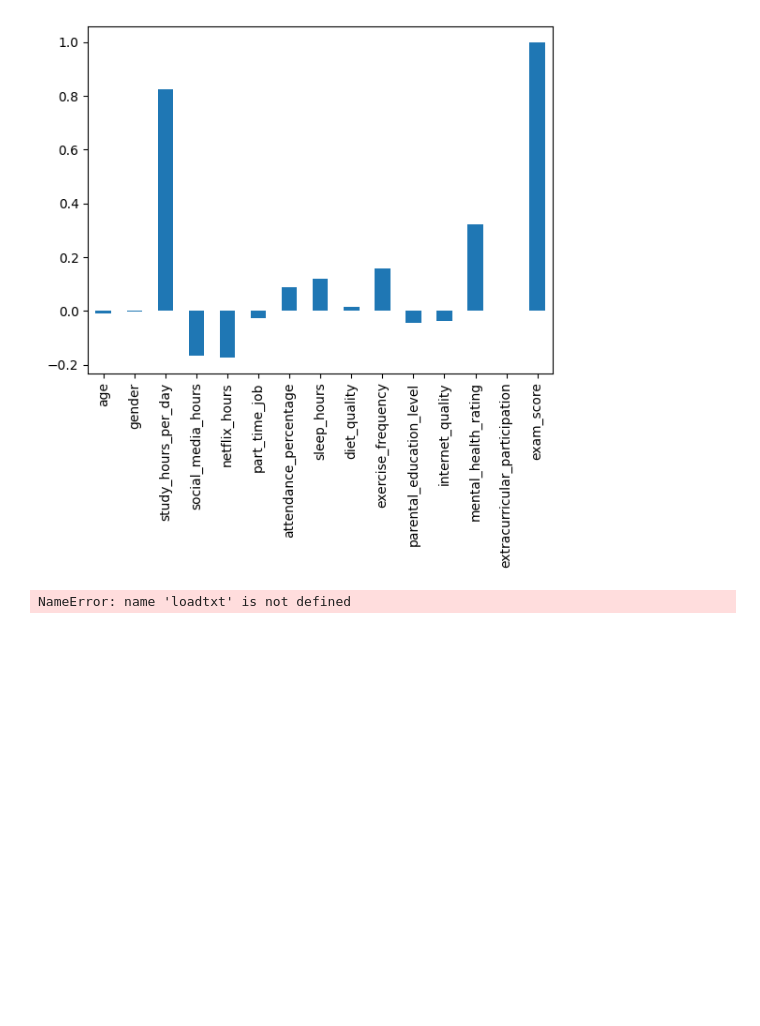
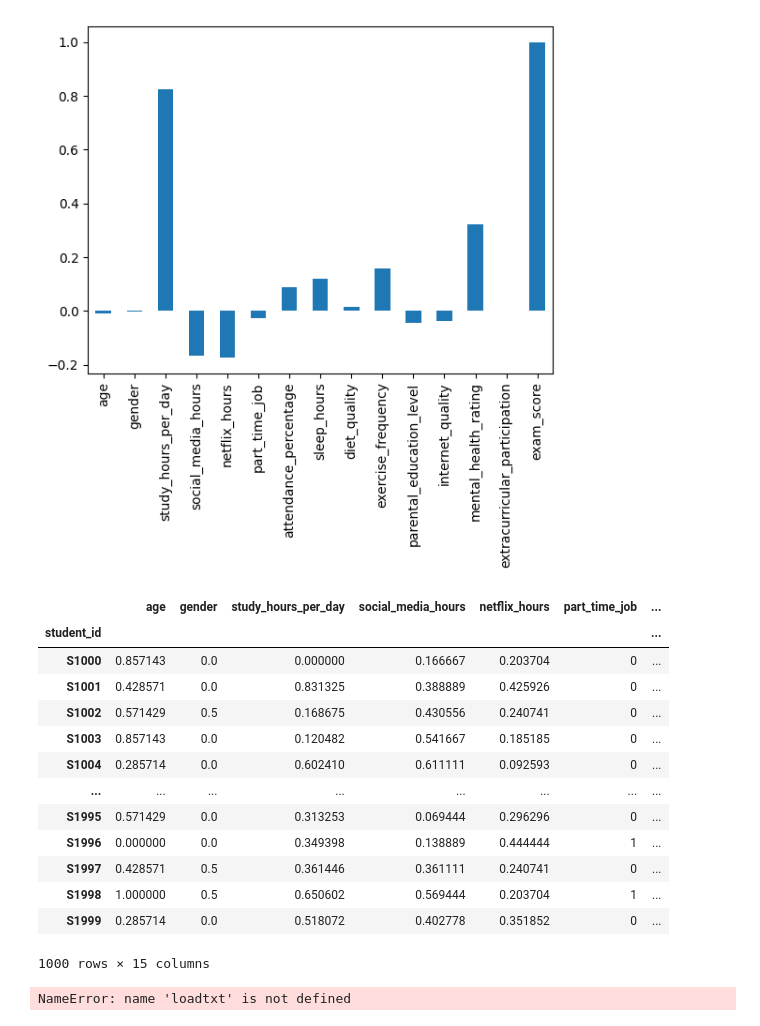
Before and after one commit to EnterN1me/InsaMachineLearningCourse, a Jupyter notebook: main.ipynb, the cells around one changed output. Cells and saved outputs as stored; diff of their text form; code cells hidden in the pictures; blank space fills up the shorter version.

```diff
--- a/main.ipynb
+++ b/main.ipynb
@@ -136,17 +136,33 @@ dataset.corr()["exam_score"].plot(kind="bar")
 # %%
 dataset["age"]=(dataset["age"]-dataset["age"].min())/(dataset["age"].max()-dataset["age"].min())
 dataset["attendance_percentage"]=(dataset["attendance_percentage"]-dataset["attendance_percentage"].min())/(dataset["attendance_percentage"].max()-dataset["attendance_percentage"].min())
 dataset["diet_quality"]=(dataset["diet_quality"]-dataset["diet_quality"].min())/(dataset["diet_quality"].max()-dataset["diet_quality"].min())
 dataset["exercise_frequency"]=(dataset["exercise_frequency"]-dataset["exercise_frequency"].min())/(dataset["exercise_frequency"].max()-dataset["exercise_frequency"].min())
 dataset["extracurricular_participation"]=(dataset["extracurricular_participation"]-dataset["extracurricular_participation"].min())/(dataset["extracurricular_participation"].max()-dataset["extracurricular_participation"].min())
 dataset["gender"]=(dataset["gender"]-dataset["gender"].min())/(dataset["gender"].max()-dataset["gender"].min())
 dataset["internet_quality"]=(dataset["internet_quality"]-dataset["internet_quality"].min())/(dataset["internet_quality"].max()-dataset["internet_quality"].min())
 dataset["mental_health_rating"]=(dataset["mental_health_rating"]-dataset["mental_health_rating"].min())/(dataset["mental_health_rating"].max()-dataset["mental_health_rating"].min())
 dataset["netflix_hours"]=(dataset["netflix_hours"]-dataset["netflix_hours"].min())/(dataset["netflix_hours"].max()-dataset["netflix_hours"].min())
 dataset["parental_education_level"]=(dataset["parental_education_level"]-dataset["parental_education_level"].min())/(dataset["parental_education_level"].max()-dataset["parental_education_level"].min())
 dataset["sleep_hours"]=(dataset["sleep_hours"]-dataset["sleep_hours"].min())/(dataset["sleep_hours"].max()-dataset["sleep_hours"].min())
 dataset["social_media_hours"]=(dataset["social_media_hours"]-dataset["social_media_hours"].min())/(dataset["social_media_hours"].max()-dataset["social_media_hours"].min())
 dataset["study_hours_per_day"]=(dataset["study_hours_per_day"]-dataset["study_hours_per_day"].min())/(dataset["study_hours_per_day"].max()-dataset["study_hours_per_day"].min())
+dataset
+# %% [output]
+|  | age | gender | study_hours_per_day | social_media_hours | netflix_hours | part_time_job | ... |
+| student_id |  |  |  |  |  |  | ... |
+| S1000 | 0.857143 | 0.0 | 0.000000 | 0.166667 | 0.203704 | 0 | ... |
+| S1001 | 0.428571 | 0.0 | 0.831325 | 0.388889 | 0.425926 | 0 | ... |
+| S1002 | 0.571429 | 0.5 | 0.168675 | 0.430556 | 0.240741 | 0 | ... |
+| S1003 | 0.857143 | 0.0 | 0.120482 | 0.541667 | 0.185185 | 0 | ... |
+| S1004 | 0.285714 | 0.0 | 0.602410 | 0.611111 | 0.092593 | 0 | ... |
+| ... | ... | ... | ... | ... | ... | ... | ... |
+| S1995 | 0.571429 | 0.0 | 0.313253 | 0.069444 | 0.296296 | 0 | ... |
+| S1996 | 0.000000 | 0.0 | 0.349398 | 0.138889 | 0.444444 | 1 | ... |
+| S1997 | 0.428571 | 0.5 | 0.361446 | 0.361111 | 0.240741 | 0 | ... |
+| S1998 | 1.000000 | 0.5 | 0.650602 | 0.569444 | 0.203704 | 1 | ... |
+| S1999 | 0.285714 | 0.0 | 0.518072 | 0.402778 | 0.351852 | 0 | ... |
+1000 rows × 15 columns
 # %%
 from tensorflow.keras.models import Sequential
 from tensorflow.keras.layers import Dense
```
